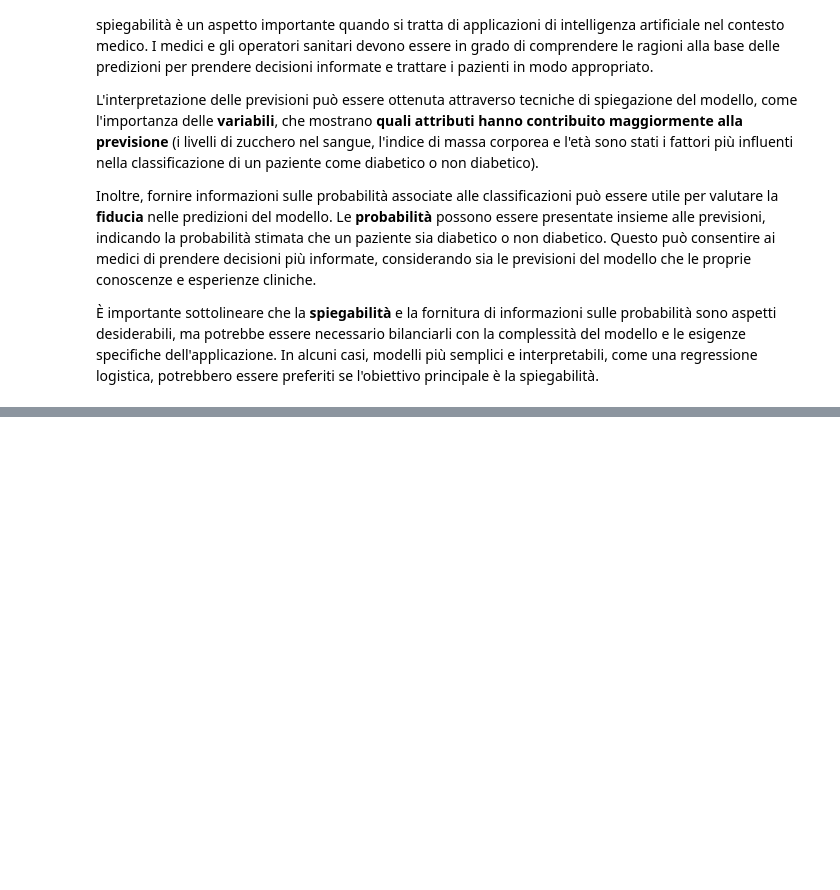
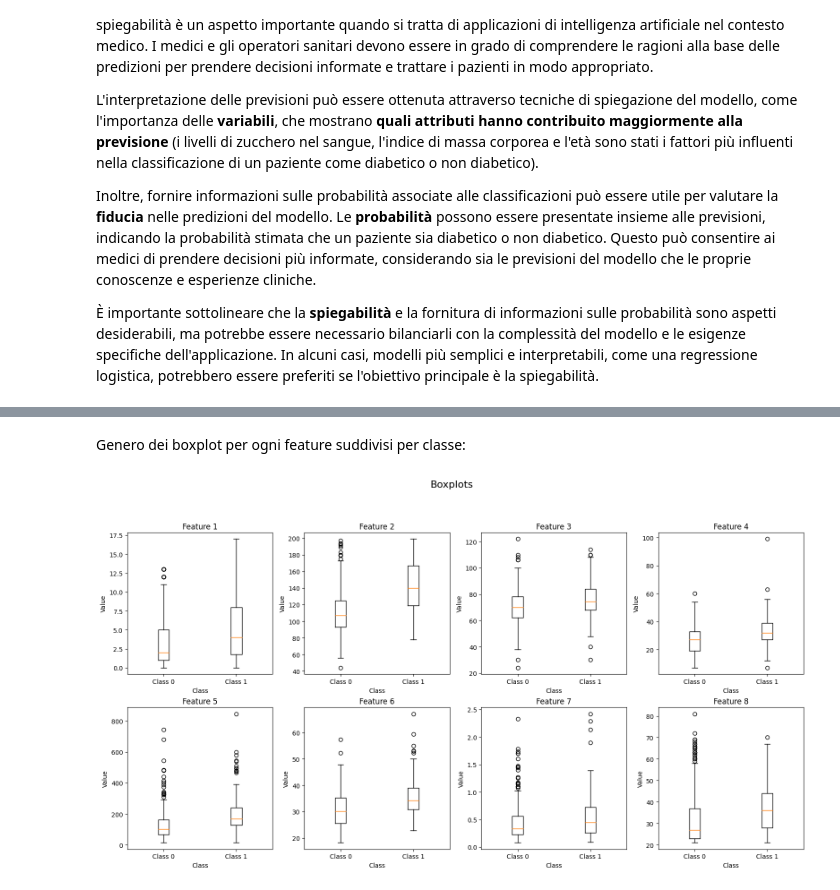
Before and after one commit to simonc999/Machine-learning-project, a Jupyter notebook: Untitled0.ipynb, the cells around one changed output, grey strips where cells are left out. Cells and saved outputs as stored; diff of their text form; code cells hidden in the pictures; blank space fills up the shorter version.

```diff
--- a/Untitled0.ipynb
+++ b/Untitled0.ipynb
@@ -56,0 +172,29 @@ Inoltre, fornire informazioni sulle probabilità associate alle classificazioni
+# %% [markdown]
+Genero dei boxplot per ogni feature suddivisi per classe:
+# %%
+data = originalDATASET_nan
+fig, axes = plt.subplots(nrows=2, ncols=4,figsize=(16,9))
+fig.suptitle("Boxplots", fontsize=16)
+
+for feature_idx, ax in enumerate(axes.flatten()):
+    feature_data_class_0 = originalDATASET_nan.iloc[class0arrayIndexes, feature_idx]
+    feature_data_class_1 = originalDATASET_nan.iloc[class1arrayIndexes, feature_idx]
+
+    feature_data_class_0 = feature_data_class_0[~np.isnan(feature_data_class_0)]
+    feature_data_class_1 = feature_data_class_1[~np.isnan(feature_data_class_1)]
+
+
+    boxplot_data = [feature_data_class_0, feature_data_class_1]
+    labels = ['Class 0', 'Class 1']
+
+    ax.boxplot(boxplot_data, labels=labels)
+    ax.set_title(f'Feature {feature_idx + 1}')
+    ax.set_ylabel('Value')
+    ax.set_xlabel('Class')
+
+plt.tight_layout()
+plt.subplots_adjust(top=0.85)
+
+plt.show()
+# %% [output]
+[figure, added]
```
Also changed, not shown: parts of 41 cells of this notebook.
